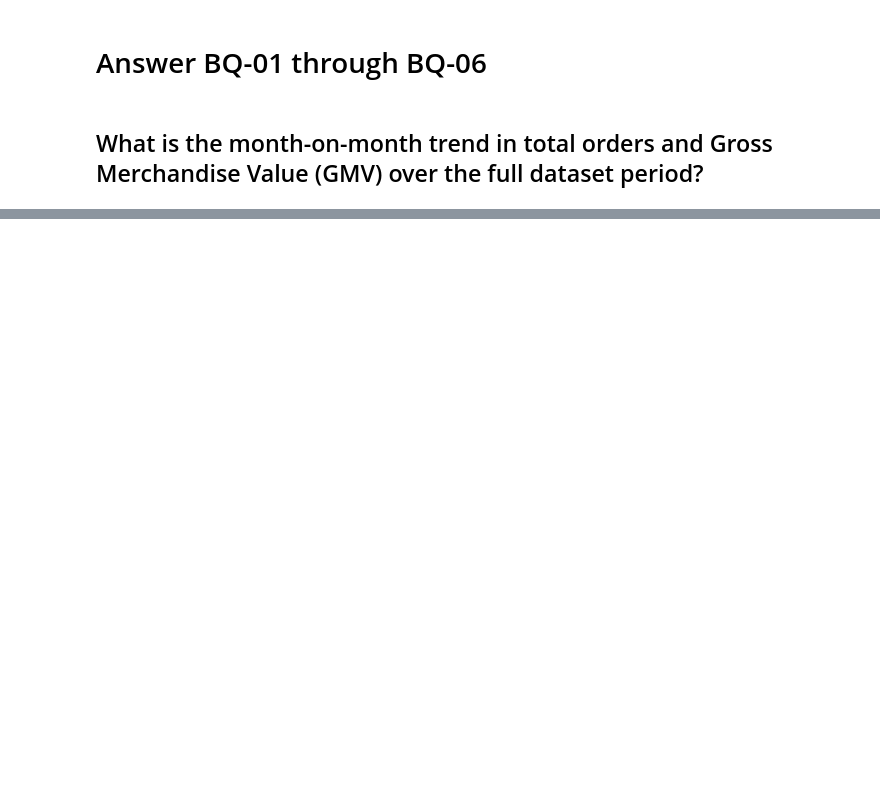
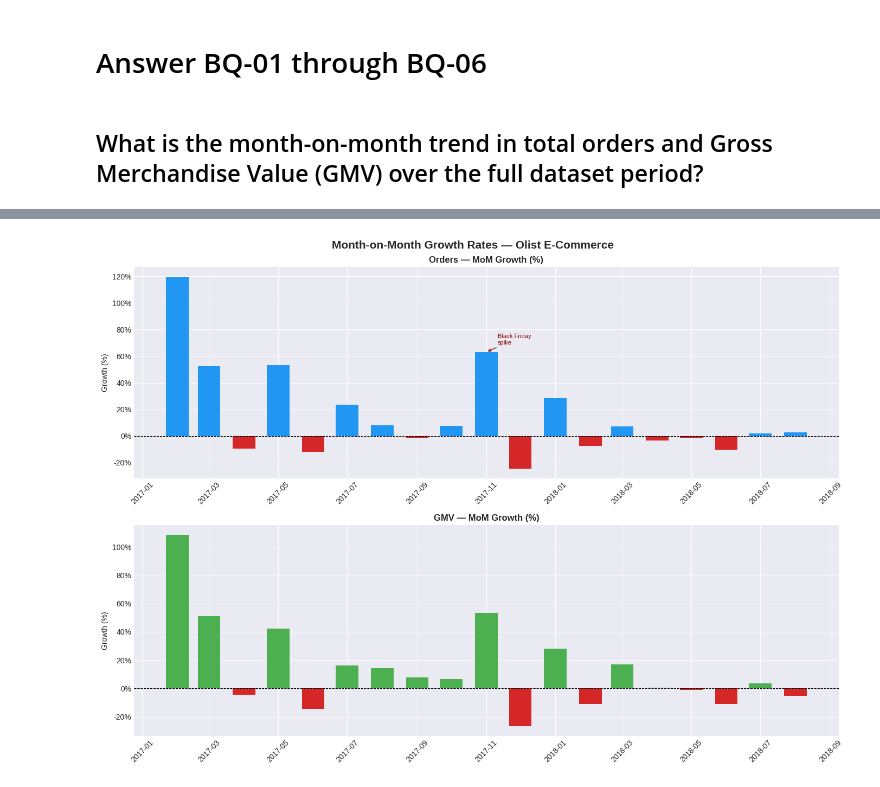
Before and after one commit to Petermchikho/Data-Portfolio, a Jupyter notebook: 01_olist_ecommerce_analytics/03_python_eda/3_Answering_Business_Questions/03_eda_orders_revenue.ipynb, the cells around one changed output, grey strips where cells are left out. Drawn from its saved outputs; the diff is of its cells as text; code cells hidden in the pictures; blank space fills up the shorter version.

```diff
--- a/01_olist_ecommerce_analytics/03_python_eda/3_Answering_Business_Questions/03_eda_orders_revenue.ipynb
+++ b/01_olist_ecommerce_analytics/03_python_eda/3_Answering_Business_Questions/03_eda_orders_revenue.ipynb
@@ -79,0 +192,12 @@ orders_order_items.groupby(['month_year']).agg({
+# %%
+# Filter out boundary artefacts (months with < 400 orders)
+month_on_month_trend = month_on_month_trend[month_on_month_trend['total_orders'] >= 400].copy()
+
+# Calculate MoM growth rates
+month_on_month_trend['orders_mom_growth'] = month_on_month_trend['total_orders'].pct_change() * 100
+month_on_month_trend['gmv_mom_growth']    = month_on_month_trend['GMV'].pct_change() * 100
+month_on_month_trend['price_mom_growth']  = month_on_month_trend['total_price'].pct_change() * 100
+month_on_month_trend['freight_mom_growth']= month_on_month_trend['total_freight_value'].pct_change() * 100
+
+# First row will be NaN (no prior month) — expected
+month_on_month_trend
@@ -79,0 +222,42 @@ orders_order_items.groupby(['month_year']).agg({
+# %%
+fig, axes = plt.subplots(2, 1, figsize=(14, 10))
+fig.suptitle('Month-on-Month Growth Rates — Olist E-Commerce', fontsize=15, fontweight='bold')
+
+x = month_on_month_trend['month_year']
+
+# --- Orders MoM ---
+ax1 = axes[0]
+bars = ax1.bar(x, month_on_month_trend['orders_mom_growth'], color=[
+    '#d62728' if v < 0 else '#2196F3' for v in month_on_month_trend['orders_mom_growth']
+], width=20)
+ax1.axhline(0, color='black', linewidth=0.8, linestyle='--')
+ax1.set_title('Orders — MoM Growth (%)', fontweight='bold')
+ax1.set_ylabel('Growth (%)')
+ax1.yaxis.set_major_formatter(mticker.FormatStrFormatter('%.0f%%'))
+ax1.tick_params(axis='x', rotation=45)
+
+# Annotate Nov 2017 spike
+nov_2017 = month_on_month_trend[month_on_month_trend['month_year'].dt.to_period('M') == '2017-11']
+if not nov_2017.empty:
+    ax1.annotate('Black Friday\nspike',
+        xy=(nov_2017['month_year'].values[0], nov_2017['orders_mom_growth'].values[0]),
+        xytext=(15, 10), textcoords='offset points',
+        fontsize=8, color='darkred',
+        arrowprops=dict(arrowstyle='->', color='darkred'))
+
+# --- GMV MoM ---
+ax2 = axes[1]
+ax2.bar(x, month_on_month_trend['gmv_mom_growth'], color=[
+    '#d62728' if v < 0 else '#4CAF50' for v in month_on_month_trend['gmv_mom_growth']
+], width=20)
+ax2.axhline(0, color='black', linewidth=0.8, linestyle='--')
+ax2.set_title('GMV — MoM Growth (%)', fontweight='bold')
+ax2.set_ylabel('Growth (%)')
+ax2.yaxis.set_major_formatter(mticker.FormatStrFormatter('%.0f%%'))
+ax2.tick_params(axis='x', rotation=45)
+
+plt.tight_layout()
+plt.savefig('mom_growth_dashboard.png', dpi=150, bbox_inches='tight')
+plt.show()
+# %% [output]
+[figure, added]
```
Also changed, not shown: parts of 8 cells of this notebook, 3 other files.
